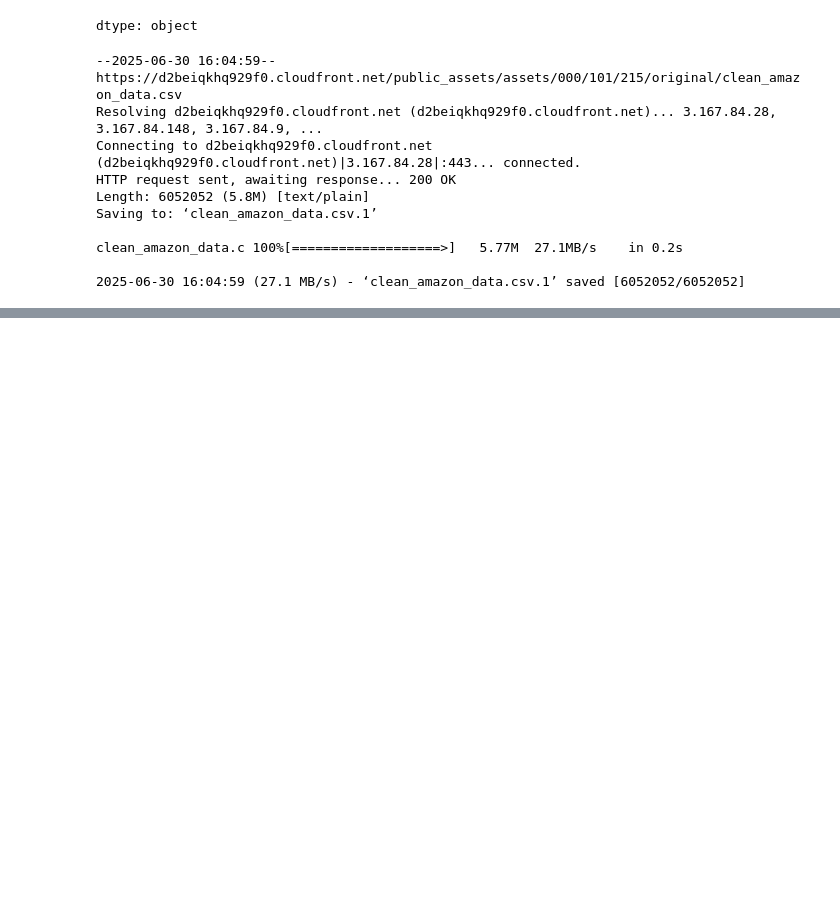
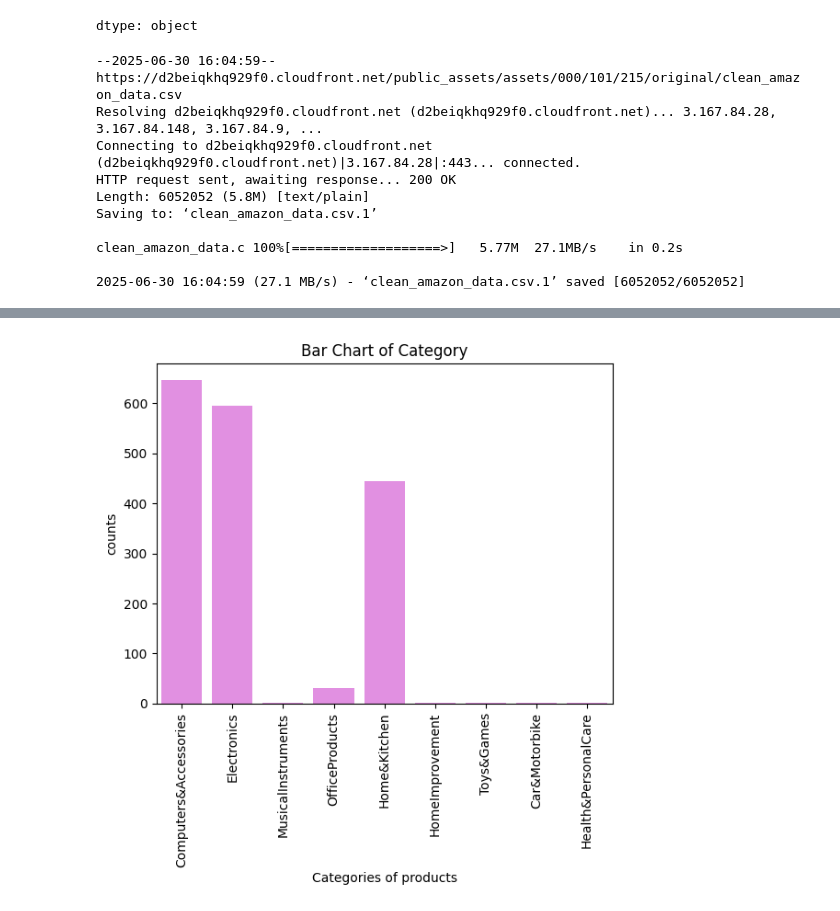
Before and after one commit to arpit01101993/scalar_module1, a Jupyter notebook: DAV5(My).ipynb, the cells around one changed output, grey strips where cells are left out. Saved outputs shown, nothing was run; the diff lists cells and outputs as text; code cells hidden in the pictures; blank space fills up the shorter version.

```diff
--- a/DAV5(My).ipynb
+++ b/DAV5(My).ipynb
@@ -172,0 +247,11 @@ clean_amazon_data.c 100%[===================>]   5.77M  27.1MB/s    in 0.2s
+# %%
+#bar chart
+
+sns.countplot(data = df, x = 'category', color = "violet")
+plt.xticks(rotation = 90)
+plt.xlabel("Categories of products")
+plt.ylabel("counts")
+plt.title("Bar Chart of Category")
+plt.show()
+# %% [output]
+[figure, added]
```
Also changed, not shown: parts of 11 cells of this notebook.
